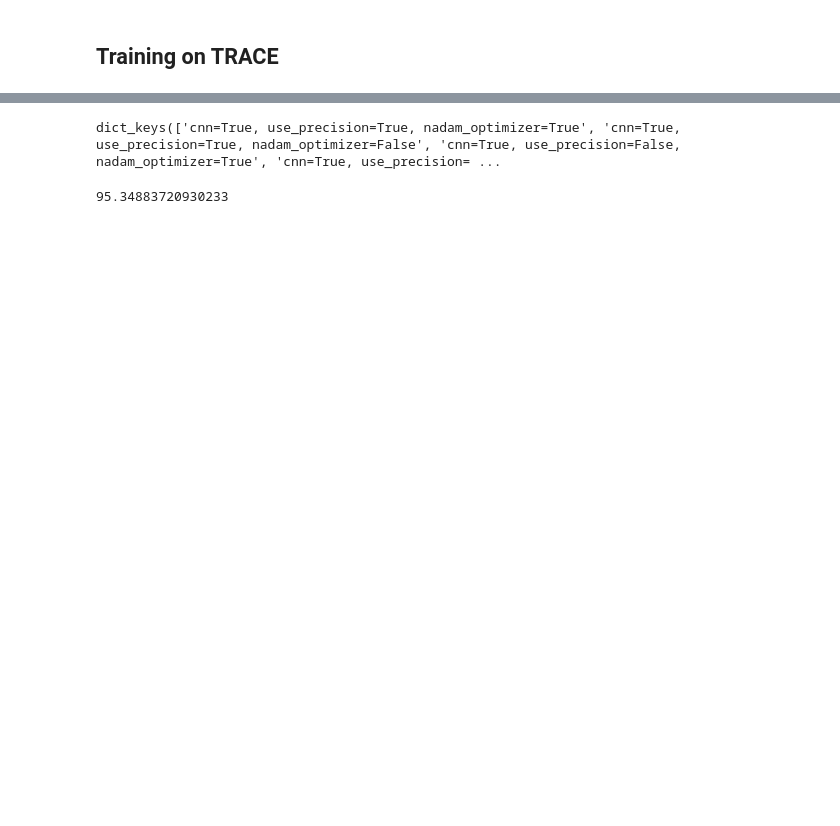
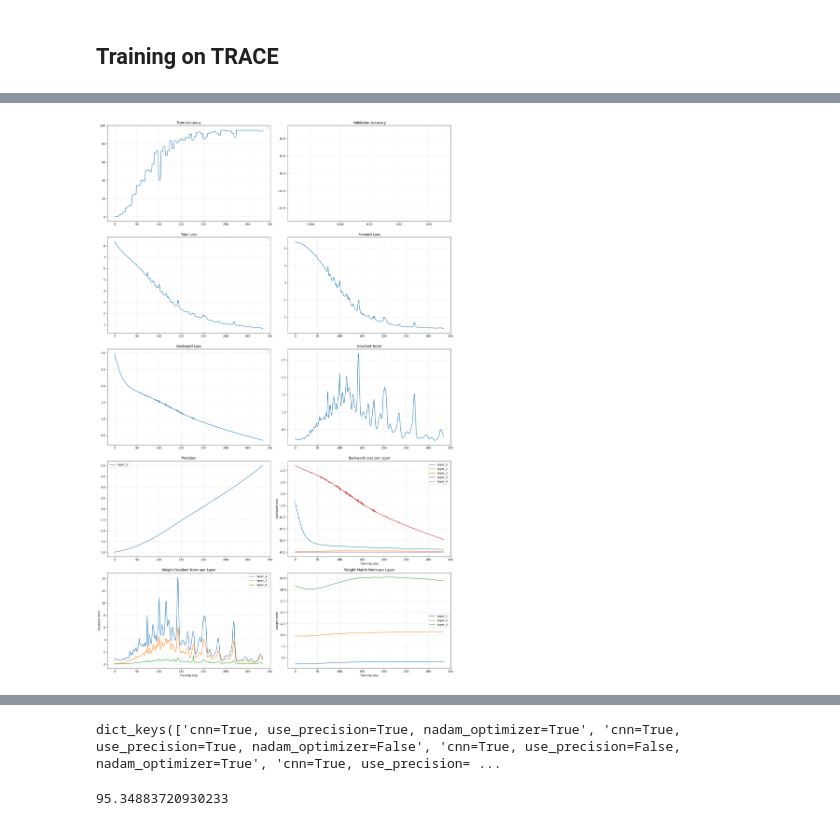
Before and after one commit to gydis/trace-predictive-coding, a Jupyter notebook: predcoding/sandbox.ipynb, the cells around one changed output, grey strips where cells are left out. Drawn from its saved outputs; the diff is of its cells as text; code cells hidden in the pictures; blank space fills up the shorter version.

```diff
--- a/predcoding/sandbox.ipynb
+++ b/predcoding/sandbox.ipynb
@@ -71,2 +70,6 @@ KeyboardInterrupt:
+# %%
+plot_history(history)
+# %% [output]
+[figure, added]
 # %%
 plot_histories({k : v.history for k, v in histories.items()})
```
Also changed, not shown: parts of 10 cells of this notebook, 3 other files.
